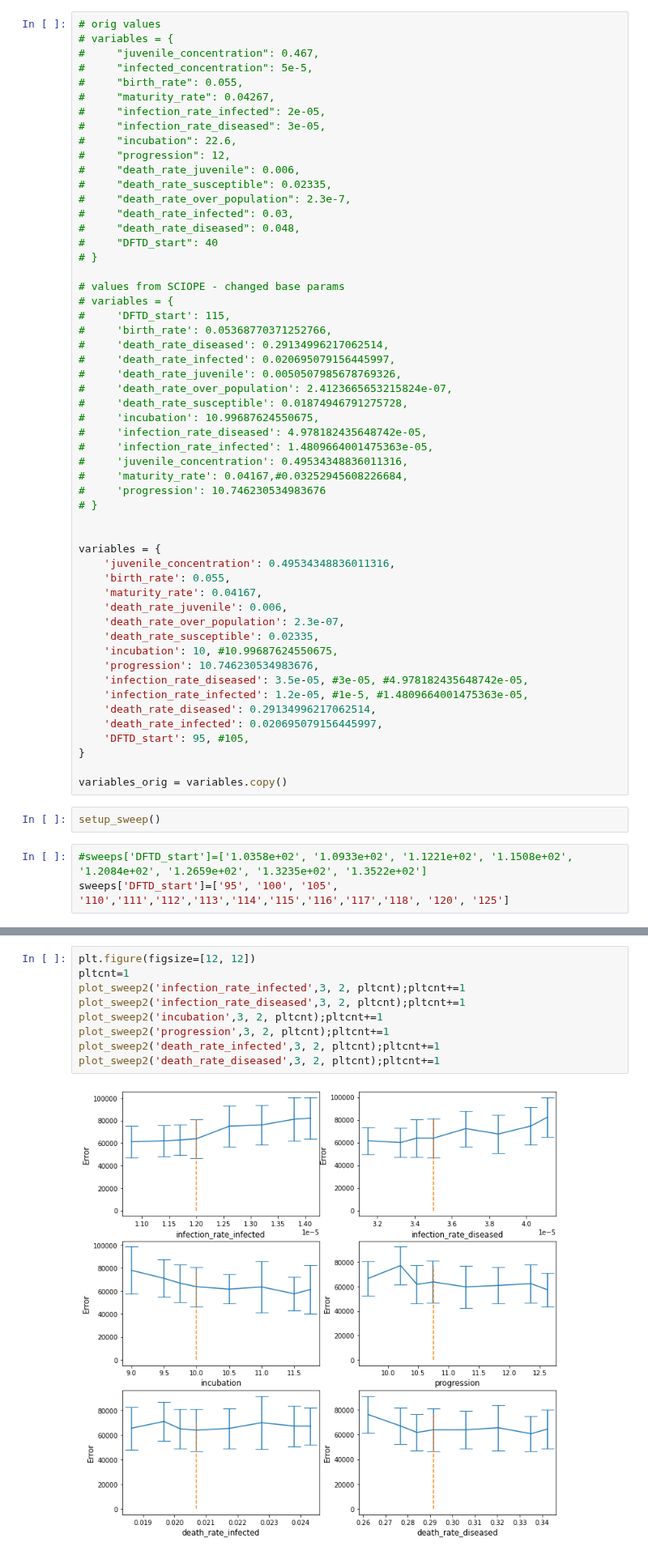
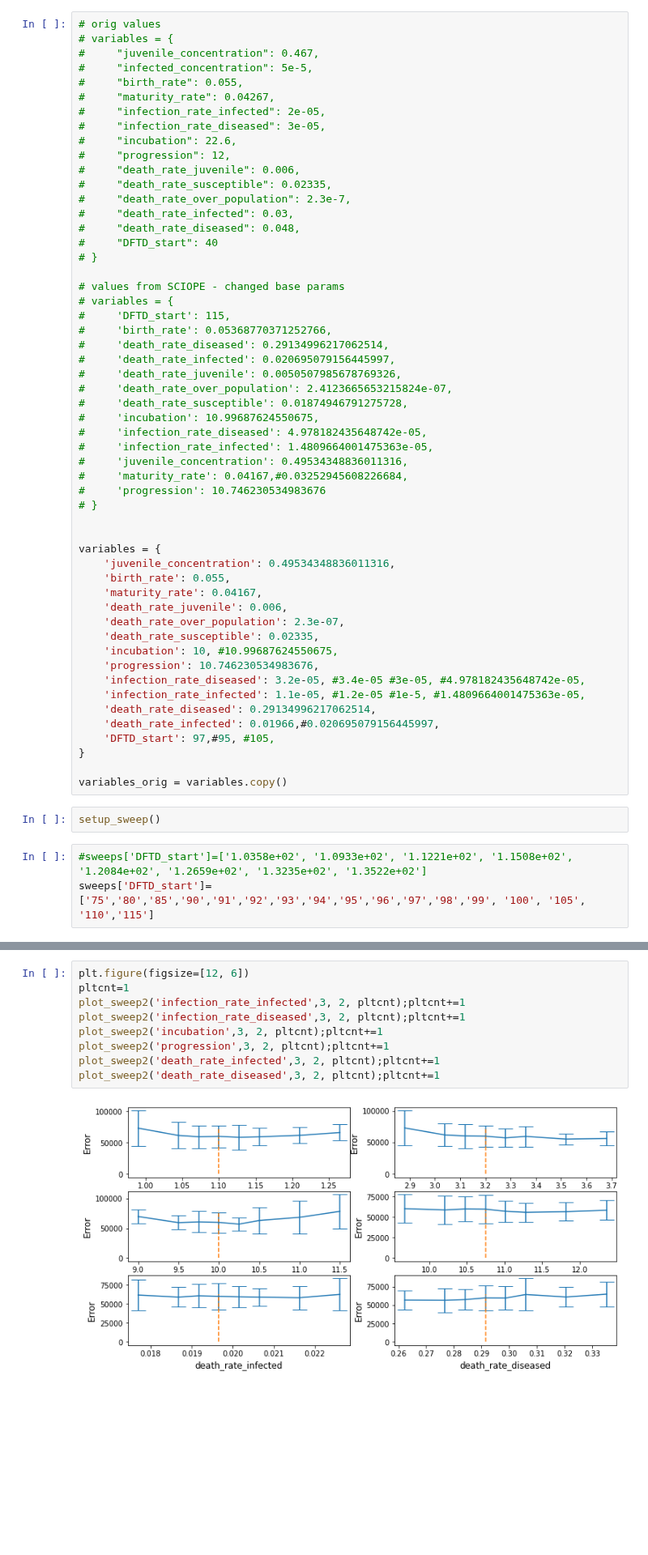
Before and after one commit to StochSS/devils_dftd_modeling, a Jupyter notebook: Remote Simulation Parameter Sweeps.ipynb, the cells around one changed output, grey strips where cells are left out. Shown at 81% size. Saved outputs shown, nothing was run; the diff lists cells and outputs as text; blank space fills up the shorter version.

```diff
--- a/Remote Simulation Parameter Sweeps.ipynb
+++ b/Remote Simulation Parameter Sweeps.ipynb
@@ -300,11 +300,11 @@ variables = {
     'death_rate_susceptible': 0.02335,
     'incubation': 10, #10.99687624550675,
     'progression': 10.746230534983676,
-    'infection_rate_diseased': 3.5e-05, #3e-05, #4.978182435648742e-05,
-    'infection_rate_infected': 1.2e-05, #1e-5, #1.4809664001475363e-05,
+    'infection_rate_diseased': 3.2e-05, #3.4e-05 #3e-05, #4.978182435648742e-05,
+    'infection_rate_infected': 1.1e-05, #1.2e-05 #1e-5, #1.4809664001475363e-05,
     'death_rate_diseased': 0.29134996217062514,
-    'death_rate_infected': 0.020695079156445997,
-    'DFTD_start': 95, #105,
+    'death_rate_infected': 0.01966,#0.020695079156445997,
+    'DFTD_start': 97,#95, #105,
 }
 
 variables_orig = variables.copy()
@@ -312,7 +312,7 @@ variables_orig = variables.copy()
 setup_sweep()
 # %%
 #sweeps['DFTD_start']=['1.0358e+02', '1.0933e+02', '1.1221e+02', '1.1508e+02', '1.2084e+02', '1.2659e+02', '1.3235e+02', '1.3522e+02']
-sweeps['DFTD_start']=['95', '100', '105', '110','111','112','113','114','115','116','117','118', '120', '125']
+sweeps['DFTD_start']=['75','80','85','90','91','92','93','94','95','96','97','98','99', '100', '105', '110','115']
 # %%
 print(sweeps)
 # %% [output]
@@ -428,14 +472,14 @@ def plot_sweep2(name,nr,nc,np):
 # %%
-plt.figure(figsize=[12, 12])
+plt.figure(figsize=[12, 6])
 pltcnt=1
 plot_sweep2('infection_rate_infected',3, 2, pltcnt);pltcnt+=1
 plot_sweep2('infection_rate_diseased',3, 2, pltcnt);pltcnt+=1
 plot_sweep2('incubation',3, 2, pltcnt);pltcnt+=1
 plot_sweep2('progression',3, 2, pltcnt);pltcnt+=1
 plot_sweep2('death_rate_infected',3, 2, pltcnt);pltcnt+=1
 plot_sweep2('death_rate_diseased',3, 2, pltcnt);pltcnt+=1
 # %% [output]
-[figure, old version]
+[figure, new version]
 # %%
 plot_sweep('DFTD_start')
 # %% [output]
```
Also changed, not shown: parts of 12 cells of this notebook.
